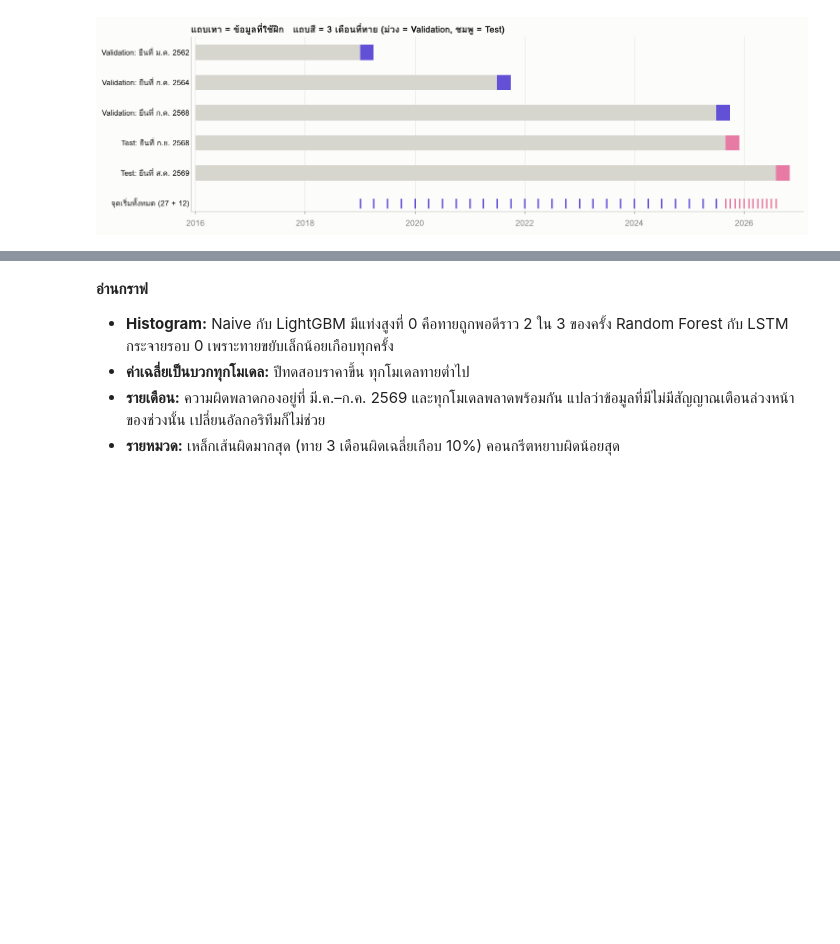
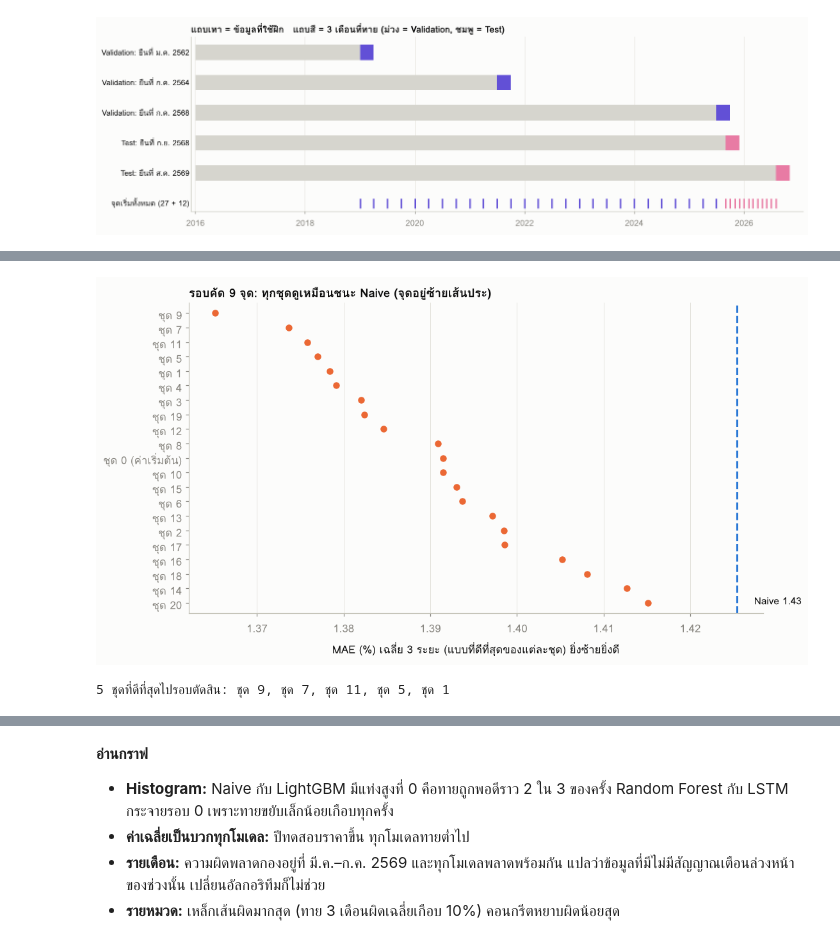
Before and after one commit to namethzz/THAITAY, a Jupyter notebook: ml/colab/THAITAY_ML.ipynb, the cells around one changed output, grey strips where cells are left out. Drawn from its saved outputs; the diff is of its cells as text; code cells hidden in the pictures; blank space fills up the shorter version.

```diff
--- a/ml/colab/THAITAY_ML.ipynb
+++ b/ml/colab/THAITAY_ML.ipynb
@@ -601,0 +649,20 @@ for f in ("residual_hist_h1", "error_by_month_h1", "error_by_month_h3", "error_b
+# %%
+# @title 8.6.2 รอบคัด: 21 ชุด บน 9 จุดเริ่ม { display-mode: "form" }
+S = pd.read_csv(f"{ROOT}/ml/out/tune_screen.csv").sort_values("quick_best")
+fig, ax = plt.subplots(figsize=(10, 5.4), layout="constrained")
+labels = [f"ชุด {c}" + (" (ค่าเริ่มต้น)" if c == 0 else "") for c in S.config]
+y = np.arange(len(S))
+naive_q = S.quick_naive.iloc[0]
+ax.axvline(naive_q, color=MODEL["naive"][1], lw=2, ls="--", zorder=1)
+ax.scatter(S.quick_best, y, s=70, color=MODEL["lgbm"][1], edgecolors=SURFACE, linewidths=1.5, zorder=3, label="LightGBM แต่ละชุด")
+ax.text(naive_q + 0.002, len(S) - 0.6, f"Naive {naive_q:.2f}", color=INK, fontsize=10, va="bottom")
+ax.set_yticks(y, labels)
+ax.set_ylim(len(S) - 0.3, -0.7)
+ax.set_xlabel("MAE (%) เฉลี่ย 3 ระยะ (แบบที่ดีที่สุดของแต่ละชุด) ยิ่งซ้ายยิ่งดี")
+ax.grid(axis="y", visible=False)
+ax.set_title("รอบคัด 9 จุด: ทุกชุดดูเหมือนชนะ Naive (จุดอยู่ซ้ายเส้นประ)", loc="left")
+plt.show()
+print("5 ชุดที่ดีที่สุดไปรอบตัดสิน:", ", ".join(f"ชุด {c}" for c in S.config.head(5)))
+# %% [output]
+[figure, added]
+5 ชุดที่ดีที่สุดไปรอบตัดสิน: ชุด 9, ชุด 7, ชุด 11, ชุด 5, ชุด 1
```
Also changed, not shown: parts of 76 cells of this notebook, 3 other files.
